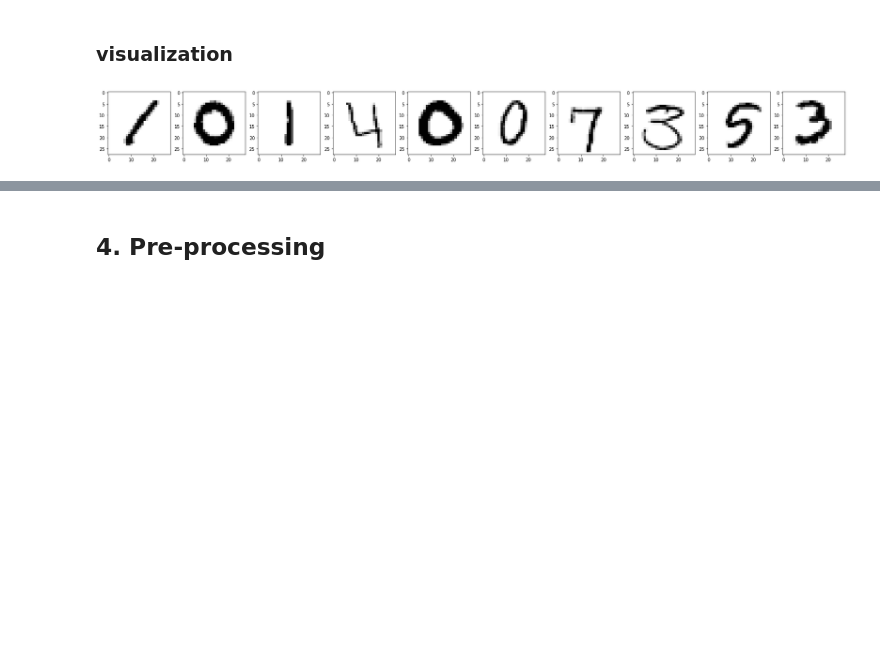
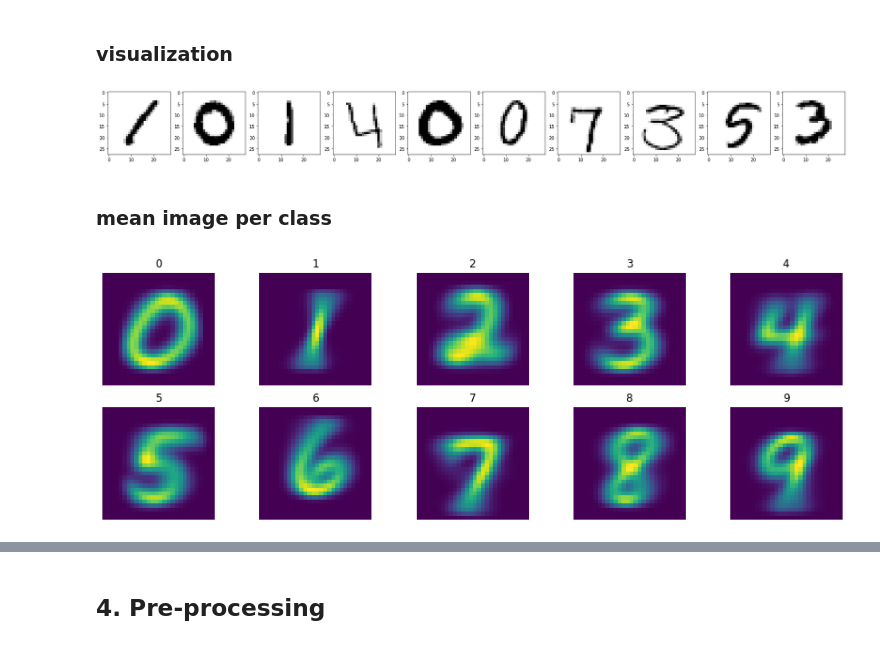
Before and after one commit to luucasgb/kaggle-digit-recognizer-team1, a Jupyter notebook: Notebook/mnist-simple-cnn.ipynb, the cells around one changed output, grey strips where cells are left out. Cells and saved outputs as stored; diff of their text form; code cells hidden in the pictures; blank space fills up the shorter version.

Commit message:
add more exploration (mean pixels) and new layers to CNN

```diff
--- a/Notebook/mnist-simple-cnn.ipynb
+++ b/Notebook/mnist-simple-cnn.ipynb
@@ -100,3 +102,23 @@ for i in range(n):
 plt.show()
 # %% [output]
 [figure]
+# %% [markdown]
+<a id="sec32"></a>
+### mean image per class
+# %%
+def get_class_arrays(class_index):
+    return x_train[y_train==class_index],y_train[y_train==class_index]
+# %%
+def get_mean_images():
+    for i in range(10):
+        class_arrayX, class_arrayY = get_class_arrays(i)
+        mean_image = class_arrayX.mean(axis=0)
+        plt.subplot(2, 5, i+1)
+        plt.axis("off")
+        plt.title(i)
+        plt.imshow(mean_image.squeeze())
+
+plt.figure(figsize=(15, 5))
+get_mean_images()
+# %% [output]
+[figure, added]
```
Also changed, not shown: parts of 16 cells of this notebook.
